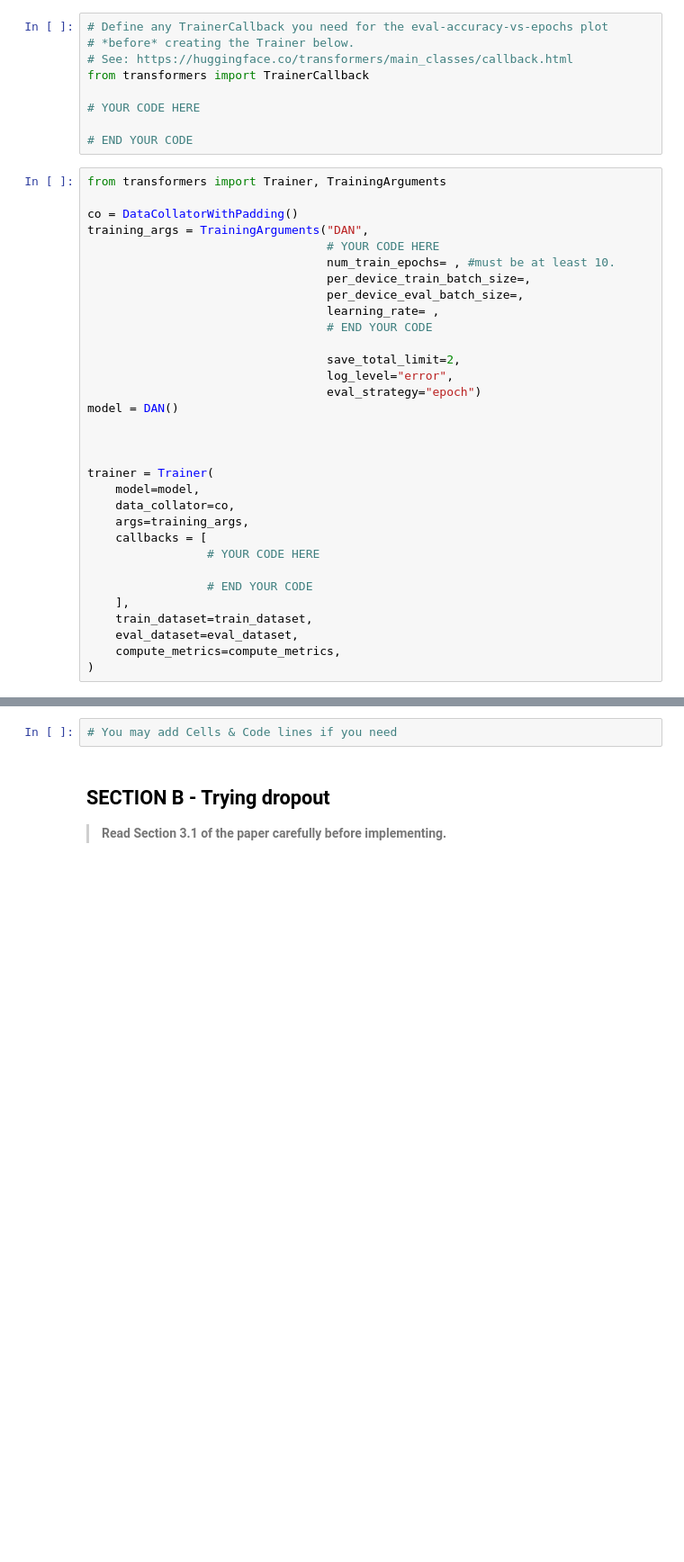
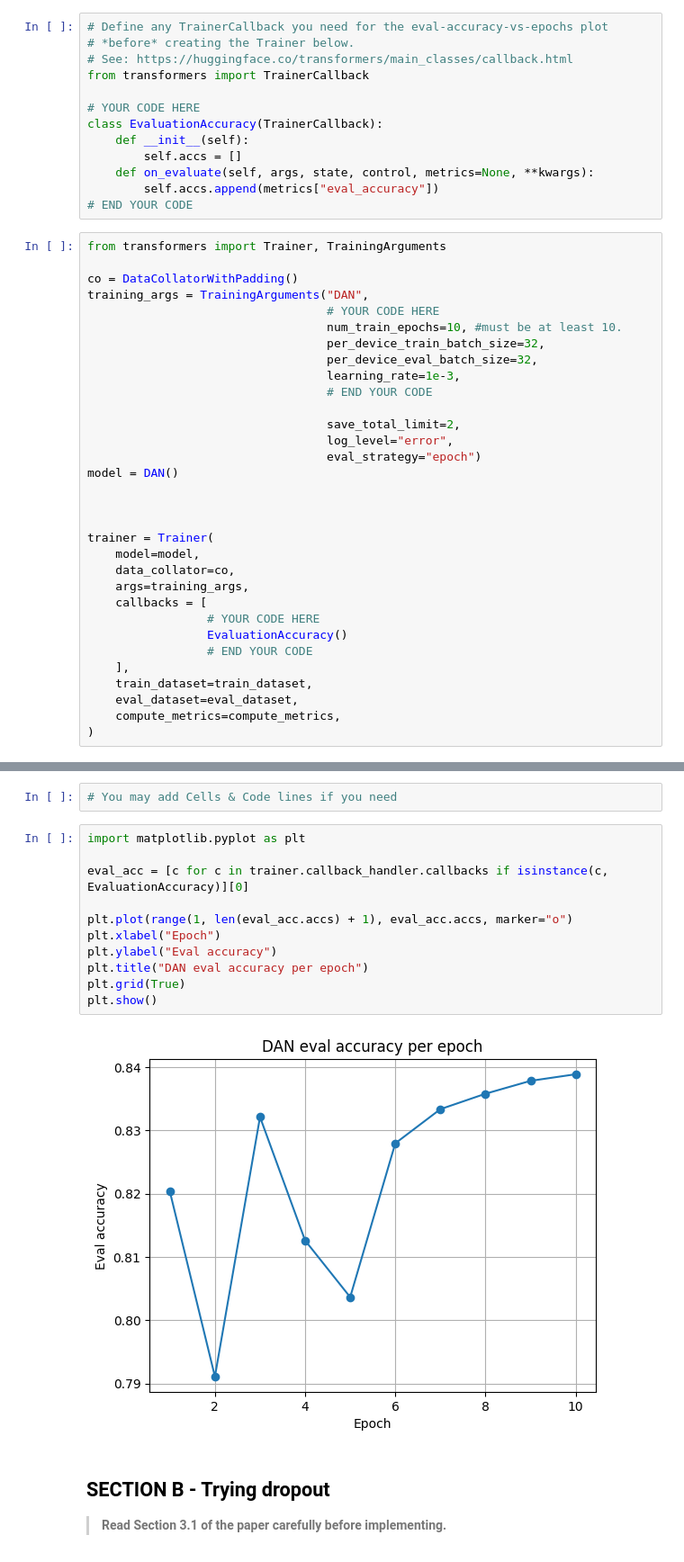
Before and after one commit to altarh/NLP_EX1, a Jupyter notebook: Exercise/DAN_files/DAN.ipynb, the cells around one changed output, grey strips where cells are left out. Shown at 90% size. Saved outputs shown, nothing was run; the diff lists cells and outputs as text; blank space fills up the shorter version.

```diff
--- a/Exercise/DAN_files/DAN.ipynb
+++ b/Exercise/DAN_files/DAN.ipynb
@@ -156,7 +212,11 @@ class DAN(nn.Module):
 from transformers import TrainerCallback
 
 # YOUR CODE HERE
-
+class EvaluationAccuracy(TrainerCallback):
+    def __init__(self):
+        self.accs = []
+    def on_evaluate(self, args, state, control, metrics=None, **kwargs):
+        self.accs.append(metrics["eval_accuracy"])
 # END YOUR CODE
 # %%
 from transformers import Trainer, TrainingArguments
@@ -164,10 +224,10 @@ from transformers import Trainer, TrainingArguments
 co = DataCollatorWithPadding()
 training_args = TrainingArguments("DAN",
                                   # YOUR CODE HERE
-                                  num_train_epochs= , #must be at least 10.
-                                  per_device_train_batch_size=,
-                                  per_device_eval_batch_size=,
-                                  learning_rate= ,
+                                  num_train_epochs=10, #must be at least 10.
+                                  per_device_train_batch_size=32,
+                                  per_device_eval_batch_size=32,
+                                  learning_rate=1e-3,
                                   # END YOUR CODE
 
                                   save_total_limit=2,
@@ -183,7 +243,7 @@ trainer = Trainer(
     args=training_args,
     callbacks = [
                  # YOUR CODE HERE
-
+                 EvaluationAccuracy()
                  # END YOUR CODE
     ],
     train_dataset=train_dataset,
@@ -195,5 +269,18 @@ trainer.train()
 # %%
 # You may add Cells & Code lines if you need
+# %%
+import matplotlib.pyplot as plt
+
+eval_acc = [c for c in trainer.callback_handler.callbacks if isinstance(c, EvaluationAccuracy)][0]
+
+plt.plot(range(1, len(eval_acc.accs) + 1), eval_acc.accs, marker="o")
+plt.xlabel("Epoch")
+plt.ylabel("Eval accuracy")
+plt.title("DAN eval accuracy per epoch")
+plt.grid(True)
+plt.show()
+# %% [output]
+[figure, added]
 # %% [markdown]
 ## SECTION B - Trying dropout
 
```
Also changed, not shown: parts of 16 cells of this notebook, 1 other file.
